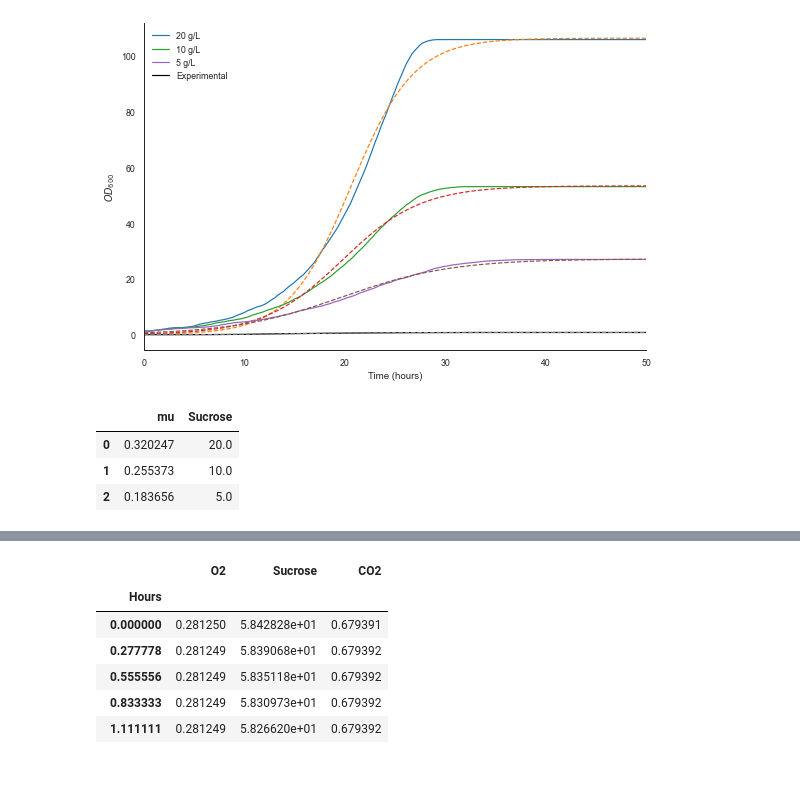
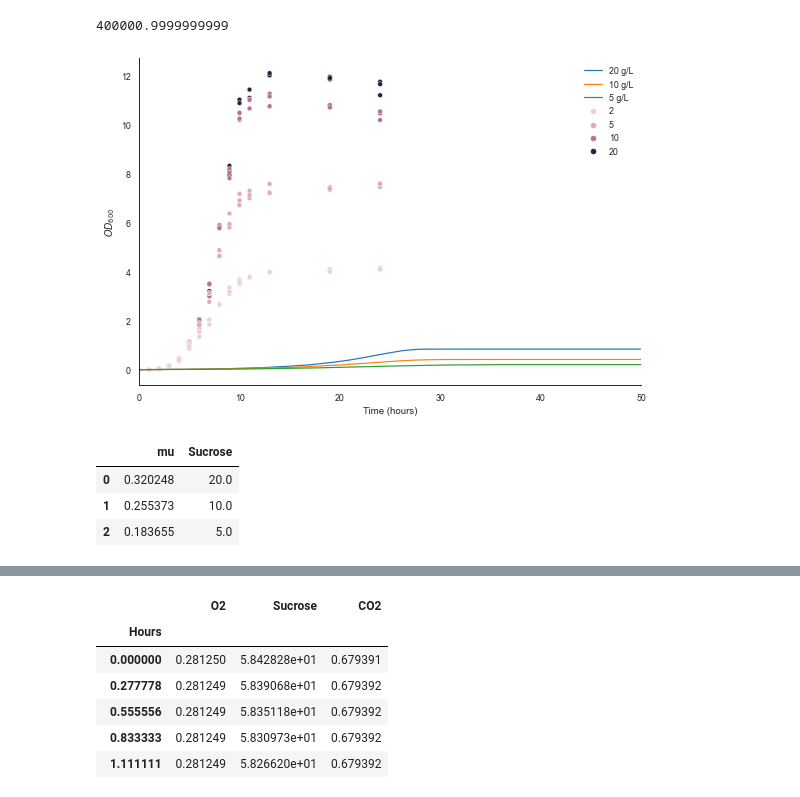
Before and after one commit to Jsakkos/nufeb-cyano-e-coli, a Jupyter notebook: notebooks/Model validation ec.ipynb, the cells around one changed output, grey strips where cells are left out. Drawn from its saved outputs; the diff is of its cells as text; code cells hidden in the pictures.

```diff
--- a/notebooks/Model validation ec.ipynb
+++ b/notebooks/Model validation ec.ipynb
@@ -21,6 +21,6 @@ folders = [r'D:\runs\Run_0_100_12_1_2021-07-16',r'D:\runs\Run_0_100_8_1_2021-07-
 types = [Path(x) / 'Results/ntypes.csv' for x in folders]
 biomass = [Path(x) / 'Results/biomass.csv' for x in folders]
 Cons = [Path(x) / 'Results/avg_concentration.csv' for x in folders]
-ExpPath = r'../experimental-data/ecw growth.xlsx'
-Control = pd.read_excel(ExpPath)
-labels = ['20 g/L','10 g/L','5 g/L']
+expPath = r'../experimental-data/ecw-growth-R2.xlsx'
+experimentalData = pd.read_excel(expPath)
+labels = ['20 g/L','10 g/L','5 g/L','2 g/L']
@@ -60,8 +48,8 @@ dens = 1e9
 Volume = 1e-4*1e-4*1e-5 #m^3
 mlm3 = 1e6 #mL/m^3
 cellsperOD=8e8 #cells/mL @OD 1
-CellNum2OD = Volume*cellsperOD*mlm3
-#CellNum2OD = Volume/1e-9
+#CellNum2OD = Volume*cellsperOD*mlm3
+CellNum2OD = Volume/1e-9
 Biomass2OD = 1e12
 tStep2Days = 10/3600/24
 sucs = np.linspace(0,1,6)
@@ -72,7 +60,15 @@ mu_max = 0.047*24 #2.25e-05# 1/d
 K_m_light = 3.5e-04
 K_m_co2 = 5e-2
 def cells2OD(x):
-    return (x+4e7)*1e9*Volume*1e-4
+    return (x+4e7)/1e9/(Volume*mlm3)
 
 def func(x,K,r,N0):
     return K/(1  + ((K-N0)/N0)*np.exp(-r*x))
+def logistic_regression(x,y):
+    popt, pcov = curve_fit(func,
+                        x,
+                        y,
+                        p0 = [0.80309017, 0.24164053, 0.01670965],
+                        maxfev=10000
+                        )
+    return popt
@@ -78,0 +94,6 @@ def func(x,K,r,N0):
+# %%
+for path in types:
+    df = pd.read_csv(path,usecols=[0,1],names=['Time','Cells'],skiprows=1,delimiter='	')
+    df.Time = df.Time/60/60*10 #convert timesteps (10s) to days
+    df['OD'] = df.iloc[:,1]*CellNum2OD
+df
@@ -79,36 +114,41 @@ def func(x,K,r,N0):
+# %%
+cells2OD(100)
+# %% [output]
+400000.9999999999
 # %%
 sns.set_context('paper')
 sns.set_style('white')
 mus =list()
 f, ax = plt.subplots(figsize=(9,6))
 for path,label in zip(types,labels):
     df = pd.read_csv(path,usecols=[0,1],names=['Time','Cells'],skiprows=1,delimiter='	')
     df.index = df.Time/60/60*10 #convert timesteps (10s) to days
     df.index.name='Hours'
-    df['OD'] = df.iloc[:,1]/CellNum2OD
+    df['OD'] = df.iloc[:,1]*CellNum2OD
     ax.plot(df.OD,label=label)
     popt, pcov = curve_fit(func,df.index.values,df.OD,p0=[0.80309017, 0.24164053, 0.01670965])
     mus.append(popt[1])
-    ax.plot(df.index.values,func(df.index.values,*popt),ls='--')
+    #ax.plot(df.index.values,func(df.index.values,*popt),ls='--')
 
 ax.legend().remove()
 ax.set_xlim([0,50])
-ax.plot(Control.Time,Control.OD,label='Experimental',c='k')
-popt, pcov = curve_fit(func,Control.Time,Control.OD,p0=[0.80309017, 0.24164053, 0.01670965])
-ax.plot(Control.Time,func(Control.Time,*popt),ls='--',c='grey')
+#ax.plot(Control.Time,Control.OD600,label='Experimental',c='k')
+#popt, pcov = curve_fit(func,Control.Time,Control.OD600,p0=[0.80309017, 0.24164053, 0.01670965])
+#ax.plot(Control.Time,func(Control.Time,*popt),ls='--',c='grey')
+sns.scatterplot(x='Time',y='OD600',hue='Initial Sucrose',data=Control,ax=ax)
 ax.set_xlabel('Time (hours)')
 ax.set_ylabel(r'$OD_{600}$')
 ax.legend(frameon=False)
 
 sns.despine()
 # %% [output]
-[figure, old version]
+[figure, new version]
 # %%
 growth = pd.DataFrame([mus,[20,10,5]]).T
 growth.columns=['mu','Sucrose']
 growth
 # %% [output]
 |  | mu | Sucrose |
-| 0 | 0.320247 | 20.0 |
+| 0 | 0.320248 | 20.0 |
 | 1 | 0.255373 | 10.0 |
-| 2 | 0.183656 | 5.0 |
+| 2 | 0.183655 | 5.0 |
```
Also changed, not shown: parts of 21 cells of this notebook, 33 other files.
